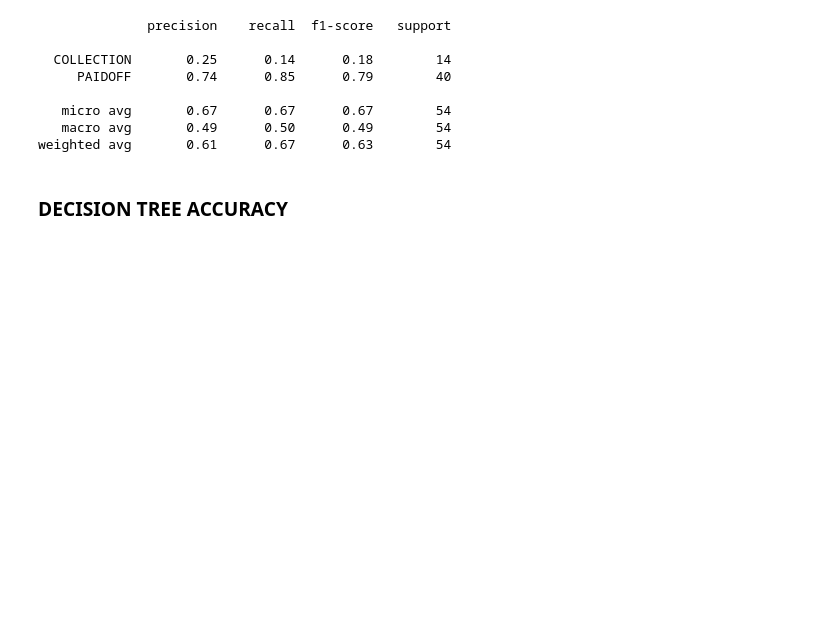
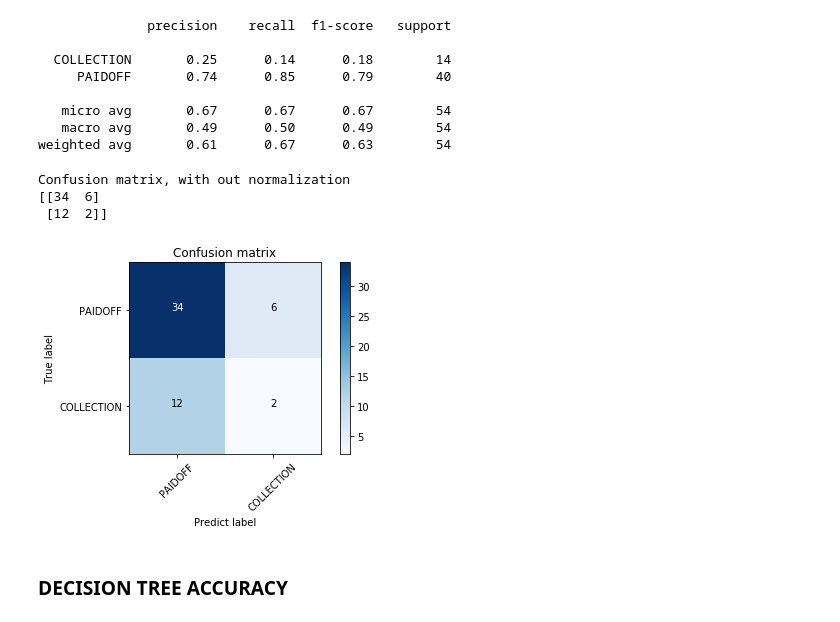
Before and after one commit to LucasR-Freire/courera-capstone-project, a Jupyter notebook: Capstone_intro_Project.ipynb, the cells around one changed output. Cells and saved outputs as stored; diff of their text form; code cells hidden in the pictures; blank space fills up the shorter version.

```diff
--- a/Capstone_intro_Project.ipynb
+++ b/Capstone_intro_Project.ipynb
@@ -727,6 +727,17 @@ print(classification_report(y,yhat_knn))
    micro avg       0.67      0.67      0.67        54
    macro avg       0.49      0.50      0.49        54
 weighted avg       0.61      0.67      0.63        54
+# %%
+cnf_matrix = confusion_matrix(y,yhat_knn,labels=['PAIDOFF','COLLECTION'])
+np.set_printoptions(precision=2)
+plt.figure()
+plot_confusion_matrix(cnf_matrix,classes=['PAIDOFF','COLLECTION'],
+                      normalize=False, title='Confusion matrix')
+# %% [output]
+Confusion matrix, with out normalization
+[[34  6]
+ [12  2]]
+[figure, added]
 # %% [markdown]
 ### DECISION TREE ACCURACY
 # %% [markdown]
```
Also changed, not shown: parts of 3 cells of this notebook.
